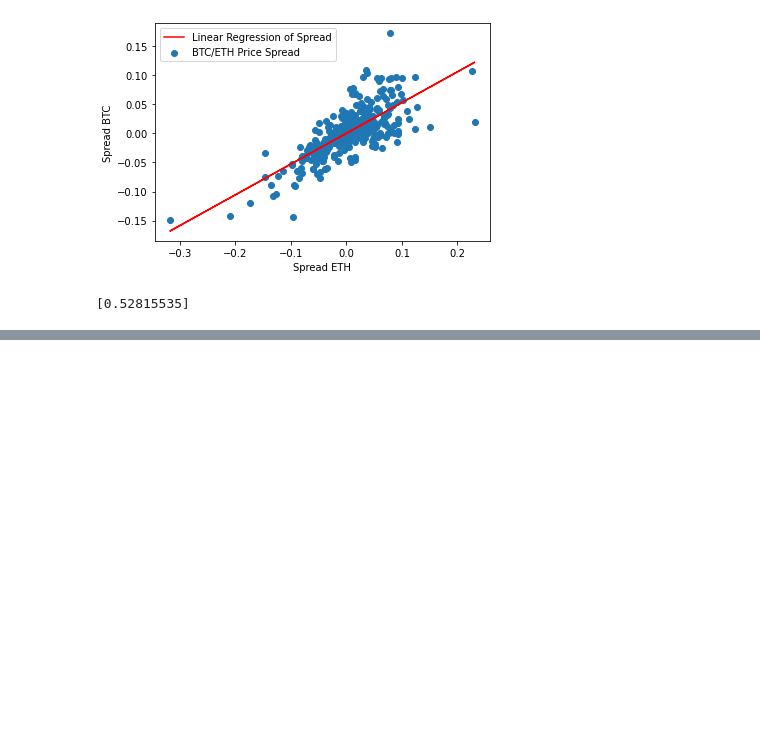
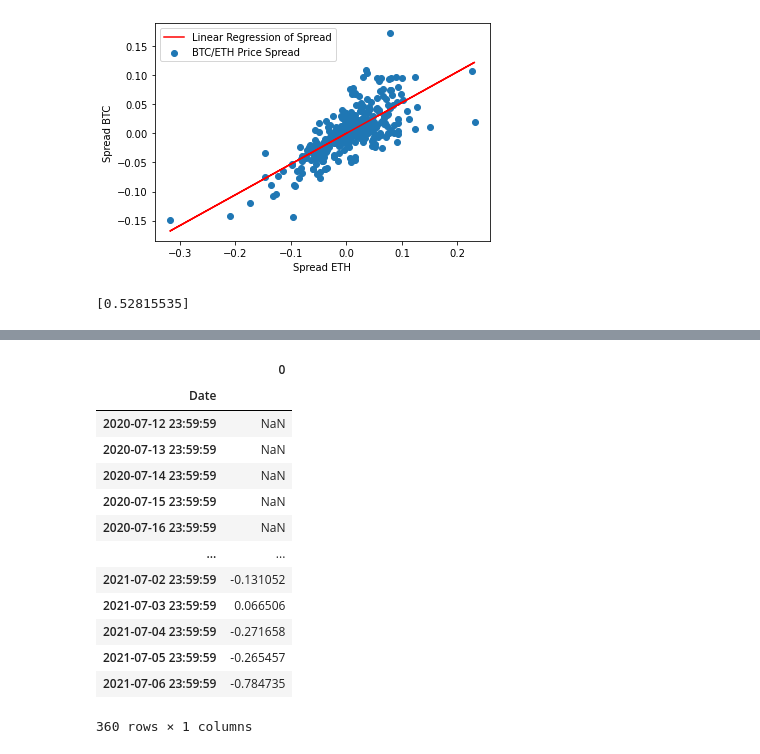
Before and after one commit to DataTortuga/crypto-pair-trade-analysis, a Jupyter notebook: BTC-ETH-Pair-Trade/BTC-ETH-Pair-Trade2.ipynb, the cells around one changed output, grey strips where cells are left out. Drawn from its saved outputs; the diff is of its cells as text; code cells hidden in the pictures; blank space fills up the shorter version.

Commit message:
Started Bollinger band analysis

```diff
--- a/BTC-ETH-Pair-Trade/BTC-ETH-Pair-Trade2.ipynb
+++ b/BTC-ETH-Pair-Trade/BTC-ETH-Pair-Trade2.ipynb
@@ -391,0 +453,45 @@ array([ 0.        ,  0.00436731, -0.0005669 ,  0.0156546 ,  0.01946591,
+# %%
+# Bollinger band strategy
+entryZscore=1
+exitZscore=0
+zScore=(yport_df-yport_df.rolling(window=lookback).mean())/yport_df.rolling(window=lookback).std()
+
+# A long position means we should buy BTC
+longsEntry=zScore < -entryZscore
+longsExit=zScore >= -exitZscore
+
+# A short position means we should short sell ETH
+shortsEntry=zScore > entryZscore
+shortsExit=zScore <= exitZscore
+numUnitsLong=np.empty(len(yport_df))
+numUnitsLong[:]=np.nan
+
+
+numUnitsShort=np.empty(len(yport_df))
+numUnitsShort[:]=np.nan
+numUnitsLong[0]=0
+numUnitsLong(longsEntry)=1
+numUnitsLong(longsExit)=0
+numUnitsLong =fillMissingData(numUnitsLong)
+numUnitsShort[1]=0
+numUnitsShort(shortsEntry)=-1
+numUnitsShort(shortsExit)=0
+numUnitsShort =fillMissingData(numUnitsShort)
+numUnits= numUnitsLong + numUnitsShort
+# %%
+zScore
+# %% [output]
+|  | 0 |
+| Date |  |
+| 2020-07-12 23:59:59 | NaN |
+| 2020-07-13 23:59:59 | NaN |
+| 2020-07-14 23:59:59 | NaN |
+| 2020-07-15 23:59:59 | NaN |
+| 2020-07-16 23:59:59 | NaN |
+| ... | ... |
+| 2021-07-02 23:59:59 | -0.131052 |
+| 2021-07-03 23:59:59 | 0.066506 |
+| 2021-07-04 23:59:59 | -0.271658 |
+| 2021-07-05 23:59:59 | -0.265457 |
+| 2021-07-06 23:59:59 | -0.784735 |
+360 rows × 1 columns
```
Also changed, not shown: parts of 12 cells of this notebook.
